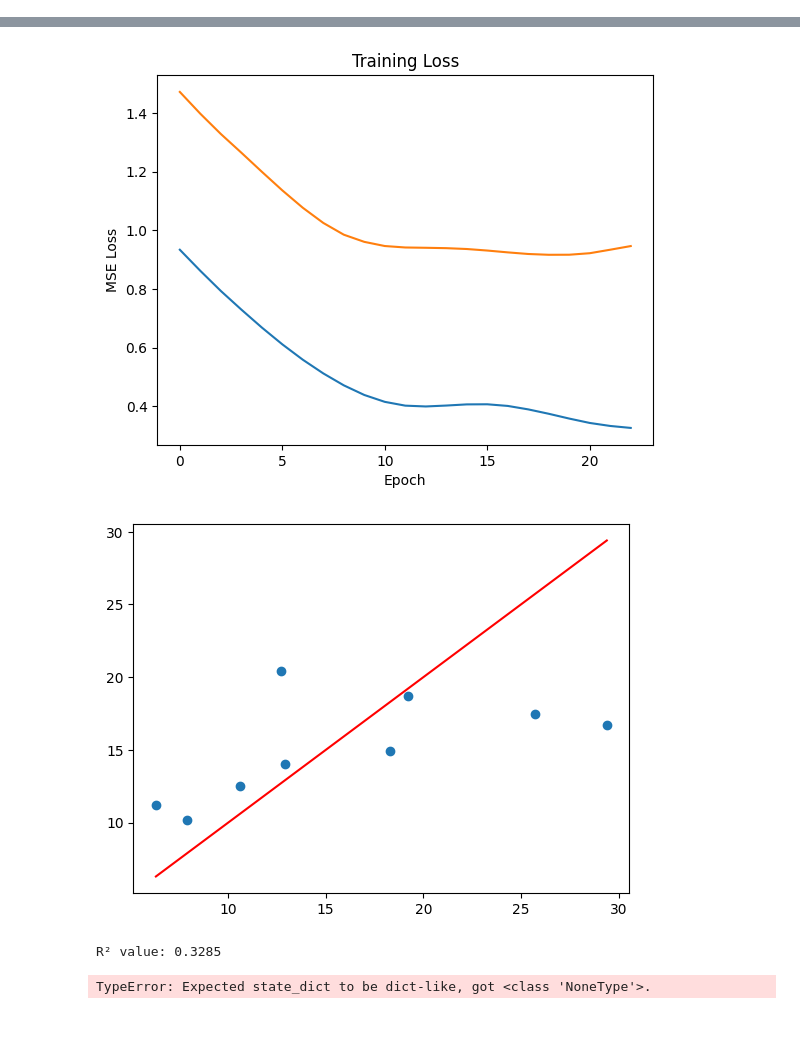
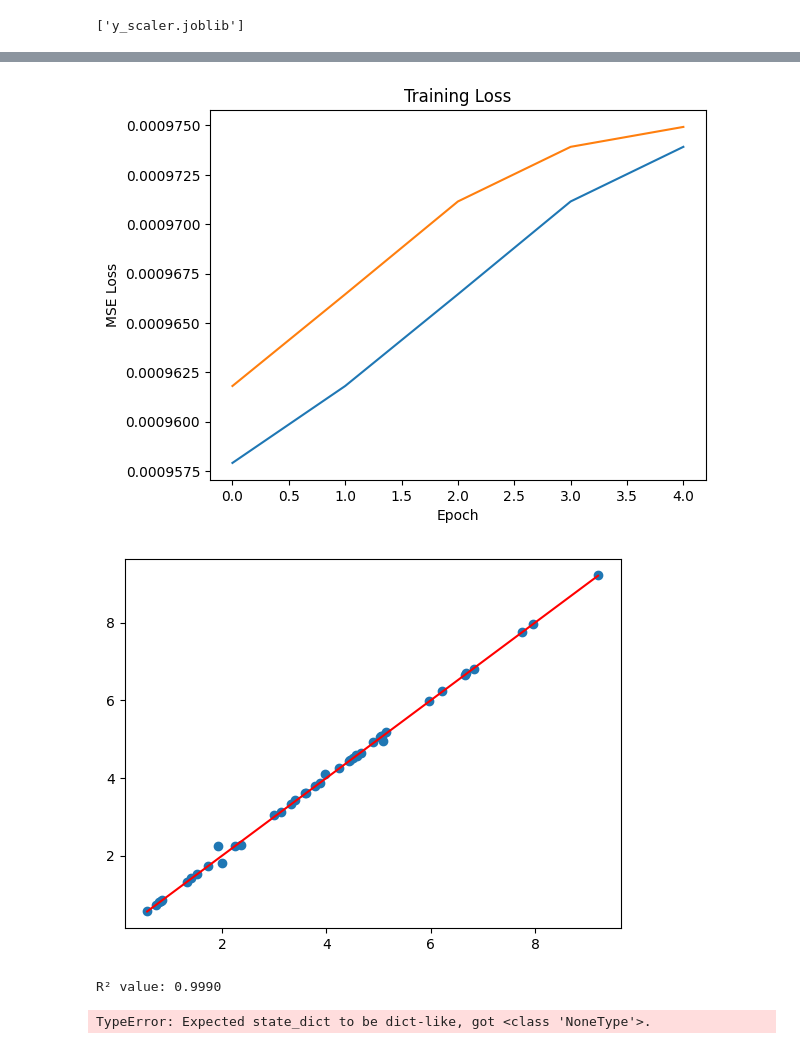
Before and after one commit to OmGuin/nexus-prediction, a Jupyter notebook: lin_model/nn.ipynb, the cells around one changed output, grey strips where cells are left out. Drawn from its saved outputs; the diff is of its cells as text; code cells hidden in the pictures.

```diff
--- a/lin_model/nn.ipynb
+++ b/lin_model/nn.ipynb
@@ -21,9 +125,5 @@ y = data["Insulin "].values.reshape(-1, 1)
 # %%
-#df = pd.read_csv('stuff copy.csv')
-
-#X = df[['Age', 'Gender', 'BMI', 'Body weight ', 'Height ']].values
-#y = df['HOMA-IR'].values.reshape(-1, 1)
-X_train, X_test, y_train, y_test = train_test_split(X, y, test_size=0.2, random_state=42)
+X_train, X_test, y_train, y_test = train_test_split(X, y, test_size=0.1, random_state=42)
 x_scaler = StandardScaler()
 y_scaler = StandardScaler()
 X_train_scaled = x_scaler.fit_transform(X_train)
@@ -34,24 +134,3 @@ X_train_tensor = torch.tensor(X_train_scaled, dtype=torch.float32)
 y_train_tensor = torch.tensor(y_train_scaled, dtype=torch.float32)
 X_test_tensor = torch.tensor(X_test_scaled, dtype=torch.float32)
 y_test_tensor = torch.tensor(y_test_scaled, dtype=torch.float32)
-# %%
-class RegressionNN(nn.Module):
-    def __init__(self):
-        super().__init__()
-        self.model = nn.Sequential(
-            nn.Linear(5, 16),
-            nn.ReLU(),
-            nn.Linear(16, 8),
-            nn.ReLU(),
-            nn.Linear(8, 1)
-        )
-
-    def forward(self, x):
-        return self.model(x)
-
-model = RegressionNN()
-criterion = nn.MSELoss()
-optimizer = optim.Adam(model.parameters(), lr=0.01, weight_decay=1e-4)
-
-# Training loop
-epochs = 1000
@@ -58,4 +215,17 @@ epochs = 1000
+# %%
+joblib.dump(x_scaler, 'x_scaler.joblib')
+joblib.dump(y_scaler, 'y_scaler.joblib')
+# %% [output]
+['y_scaler.joblib']
+# %%
+x_scaler = StandardScaler()
+y_scaler = StandardScaler()
+X_scaled = x_scaler.fit_transform(X)
+y_scaled = y_scaler.fit_transform(y)
+X_tensor = torch.tensor(X_scaled, dtype=torch.float32)
+y_tensor = torch.tensor(y_scaled, dtype=torch.float32)
 # %%
+# Overfitting
 best_model_state = None
 
 losses = []
@@ -66,14 +236,14 @@ trigger_times = 0
 for epoch in range(epochs):
     model.train()
     optimizer.zero_grad()
-    outputs = model(X_train_tensor)
-    loss = criterion(outputs, y_train_tensor)
+    outputs = model(X_tensor)
+    loss = criterion(outputs, y_tensor)
     loss.backward()
     optimizer.step()
     losses.append(loss.item())
 
 
-    val_loss = criterion(model(X_test_tensor), y_test_tensor).item()
+    val_loss = criterion(model(X_tensor), y_tensor).item()
     val_losses.append(val_loss)
     print(f"Epoch [{epoch+1}/{epochs}], Loss: {loss.item():.4f}, Val Loss: {val_loss:.4f}")
     if val_loss < best_loss:
@@ -96,9 +266,9 @@ plt.show()
 
 model.eval()
 with torch.no_grad():
-    predictions = model(X_test_tensor).numpy()
+    predictions = model(X_tensor).numpy()
     predictions = y_scaler.inverse_transform(predictions)
-    y_true = y_scaler.inverse_transform(y_test_tensor.numpy())
+    y_true = y_scaler.inverse_transform(y_tensor.numpy())
 
 # Plot predictions vs actual
 plt.scatter(y_true, predictions)
@@ -130,6 +289,6 @@ Early stopping at epoch 22
-[figure, old version]
+[figure, new version]
-[figure, old version]
+[figure, new version]
-R² value: 0.3285
+R² value: 0.9990
 # %%
 model.load_state_dict(torch.load("model.pth"))
 model.eval()
```
Also changed, not shown: parts of 9 cells of this notebook, 10 other files.
